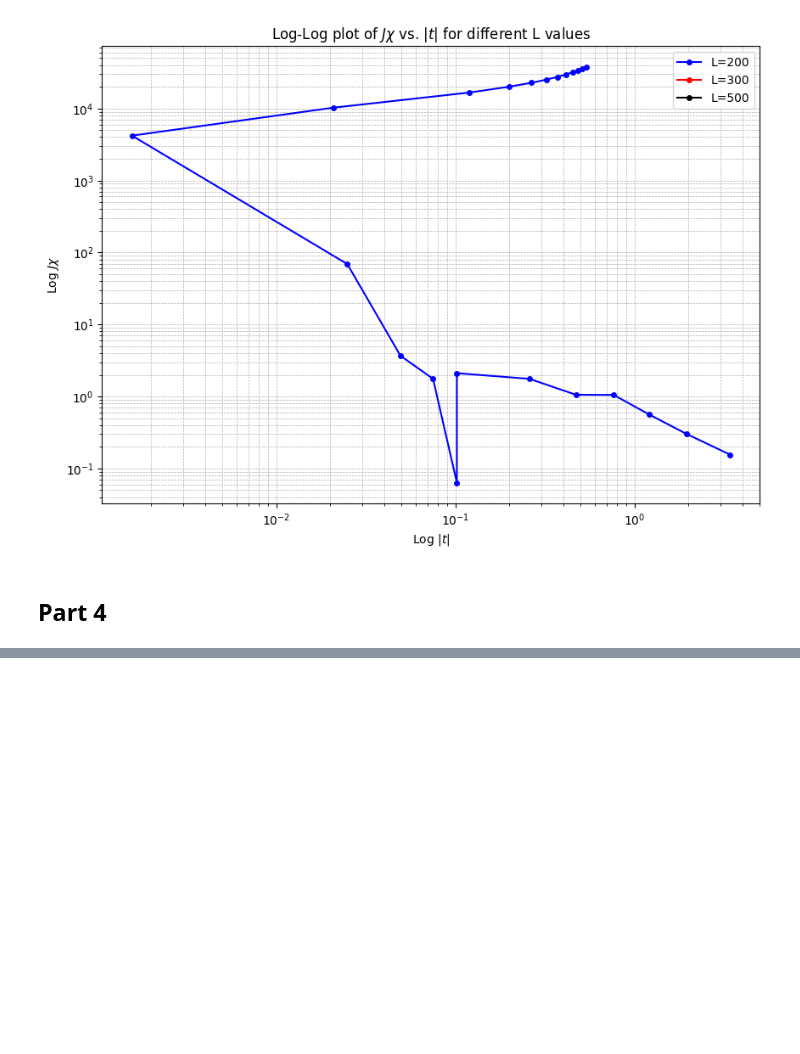
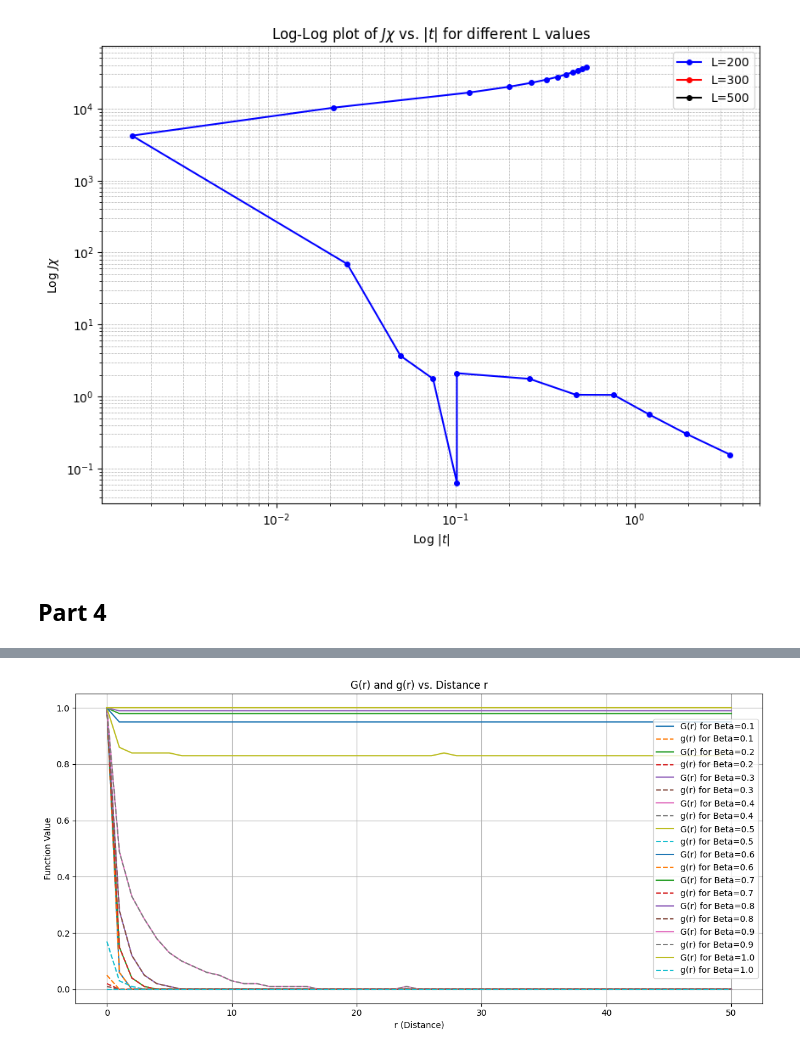
Before and after one commit to Ryan-TheInvoker/Computational-Physics, a Jupyter notebook: Assignment5_Analysis.ipynb, the cells around one changed output, grey strips where cells are left out. Drawn from its saved outputs; the diff is of its cells as text; code cells hidden in the pictures; blank space fills up the shorter version.

Commit message:
Part IV in the grave

```diff
--- a/Assignment5_Analysis.ipynb
+++ b/Assignment5_Analysis.ipynb
@@ -290,0 +201,81 @@ NameError: name 'G_r_values' is not defined
+# %%
+from scipy.optimize import curve_fit
+
+#TODO: fix the calculation of g(r)
+
+# # Load the data
+data = pd.read_csv("data_part4.csv")
+
+# Filter data for r values up to 50
+data = data[data['r'] <= 50]
+
+# Unique Beta values
+betas = data['Beta'].unique()
+
+# Plot G(r) and g(r) for different temperatures
+plt.figure(figsize=(12, 6))
+
+for beta in betas:
+    subset = data[data['Beta'] == beta]
+    plt.plot(subset['r'], subset['G(r)'], label=f'G(r) for Beta={beta}')
+    plt.plot(subset['r'], subset['g(r)'], label=f'g(r) for Beta={beta}', linestyle='--')
+
+plt.xlabel('r (Distance)')
+plt.ylabel('Function Value')
+plt.title('G(r) and g(r) vs. Distance r')
+plt.legend(loc='best')
+plt.grid(True)
+plt.tight_layout()
+plt.show()
+
+
+def exp_decay(r, a, xi):
+    return a * np.exp(-r/xi)
+
+xi_values = {}
+
+for beta in betas:
+    subset = data[data['Beta'] == beta]
+
+    try:
+        popt, _ = curve_fit(exp_decay, subset['r'], subset['g(r)'])
+        xi_values[beta] = popt[1]
+    except:
+        xi_values[beta] = np.nan
+
+
+# Plot xi as a function of Beta
+plt.figure(figsize=(10, 5))
+plt.plot(list(xi_values.keys()), list(xi_values.values()), '-o', color='blue')
+plt.xlabel('Beta')
+plt.ylabel('Correlation Length (xi)')
+plt.title('Correlation Length vs. Beta')
+plt.grid(True)
+plt.tight_layout()
+plt.show()
+
+
+# Create subplots for each Beta
+fig, axes = plt.subplots(len(betas), 2, figsize=(12, 4 * len(betas)))
+
+for idx, beta in enumerate(betas):
+    subset = data[data['Beta'] == beta]
+
+    # Plot G(r) for the current beta
+    axes[idx, 0].plot(subset['r'], subset['G(r)'], '-o', label=f'Beta={beta}')
+    axes[idx, 0].set_title(f'G(r) for Beta={beta}')
+    axes[idx, 0].set_xlabel('r (Distance)')
+    axes[idx, 0].set_ylabel('G(r)')
+    axes[idx, 0].grid(True)
+
+    # Plot g(r) for the current beta
+    axes[idx, 1].plot(subset['r'], subset['g(r)'], '-o', color='red', label=f'Beta={beta}')
+    axes[idx, 1].set_title(f'g(r) for Beta={beta}')
+    axes[idx, 1].set_xlabel('r (Distance)')
+    axes[idx, 1].set_ylabel('g(r)')
+    axes[idx, 1].grid(True)
+
+plt.tight_layout()
+plt.show()
+# %% [output]
+[figure, added]
```
Also changed, not shown: parts of 5 cells of this notebook.
